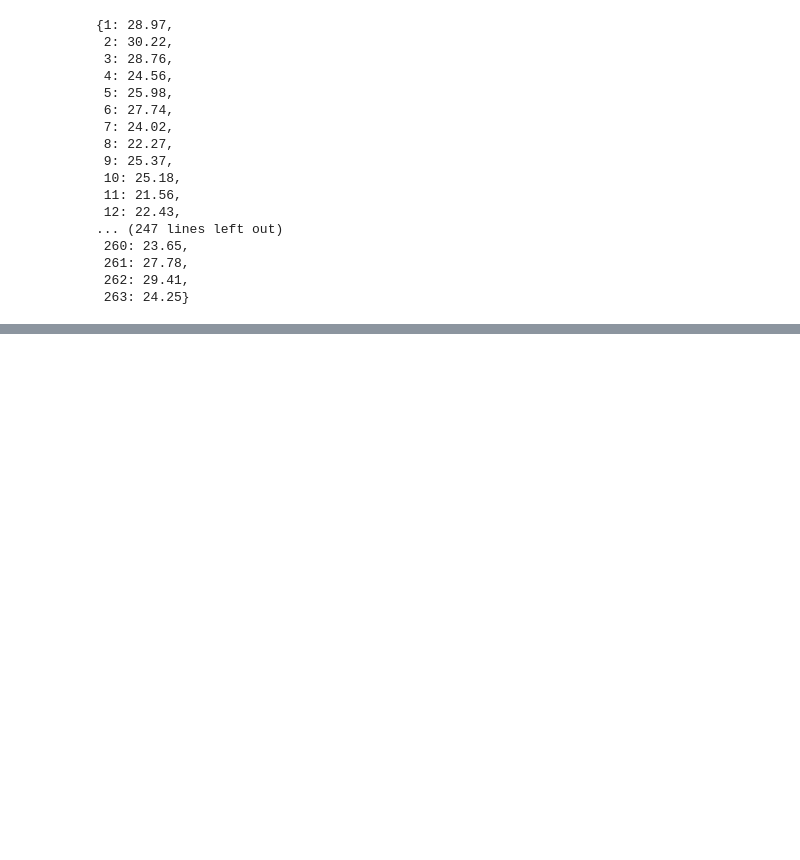
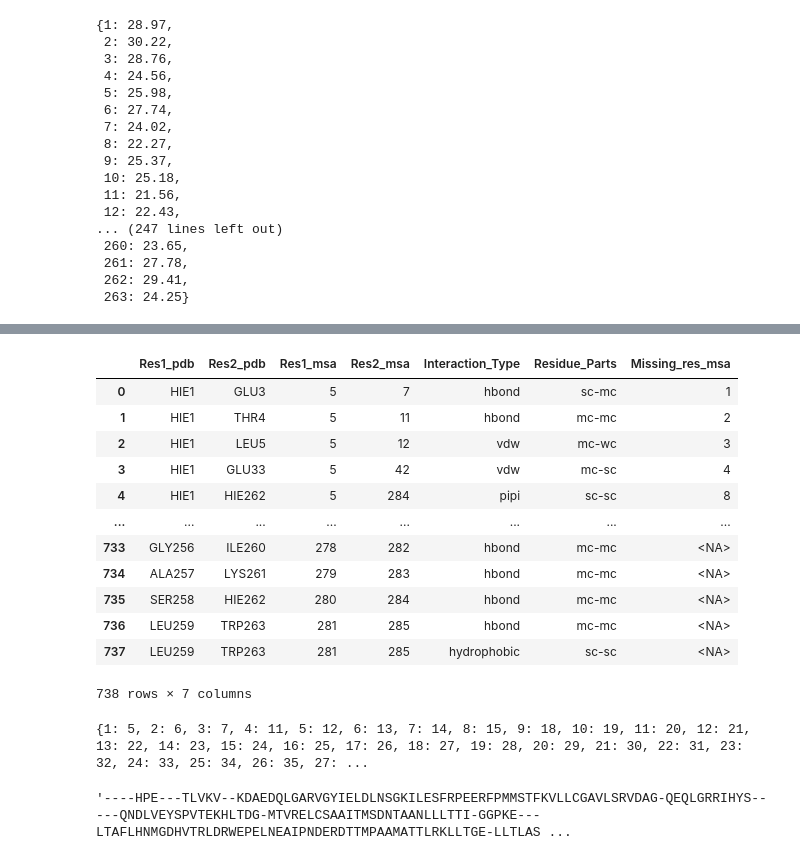
Before and after one commit to kamerlinlab/KIN, a Jupyter notebook: comparitive_data/comparison_analysis.ipynb, the cells around one changed output, grey strips where cells are left out. Saved outputs shown, nothing was run; the diff lists cells and outputs as text; code cells hidden in the pictures; blank space fills up the shorter version.

Commit message:
Current status with comparison analysis.

```diff
--- a/comparitive_data/comparison_analysis.ipynb
+++ b/comparitive_data/comparison_analysis.ipynb
@@ -402,0 +425,10 @@ per_res_dist_to_active_site.csv written to disk.
+# %%
+# This will be the input for functio
+all_msa_contacs_dfs = {}
+for protein in all_msa_seqs.keys():
+    contacts_path = fr"../network_analysis/crystal_structure_contacts/raw_contacts/{protein}_contacts.txt"
+    seq, short_seq = clean_up_sequence(all_msa_seqs, protein)
+    pdb_df_crystal = parse_contact_output(contacts_path, contact_type="crystal")
+    msa_df_crystal = indexing_pdb_to_msa(seq, pdb_df_crystal)
+
+    all_msa_contacs_dfs[protein] = msa_df_crystal
@@ -402,0 +453,47 @@ per_res_dist_to_active_site.csv written to disk.
+# %%
+TARGET_PROTEIN = "1M40_TEM-1"
+all_msa_contacs_dfs[TARGET_PROTEIN]
+# %% [output]
+|  | Res1_pdb | Res2_pdb | Res1_msa | Res2_msa | Interaction_Type | Residue_Parts | Missing_res_msa |
+| 0 | HIE1 | GLU3 | 5 | 7 | hbond | sc-mc | 1 |
+| 1 | HIE1 | THR4 | 5 | 11 | hbond | mc-mc | 2 |
+| 2 | HIE1 | LEU5 | 5 | 12 | vdw | mc-wc | 3 |
+| 3 | HIE1 | GLU33 | 5 | 42 | vdw | mc-sc | 4 |
+| 4 | HIE1 | HIE262 | 5 | 284 | pipi | sc-sc | 8 |
+| ... | ... | ... | ... | ... | ... | ... | ... |
+| 733 | GLY256 | ILE260 | 278 | 282 | hbond | mc-mc | <NA> |
+| 734 | ALA257 | LYS261 | 279 | 283 | hbond | mc-mc | <NA> |
+| 735 | SER258 | HIE262 | 280 | 284 | hbond | mc-mc | <NA> |
+| 736 | LEU259 | TRP263 | 281 | 285 | hbond | mc-mc | <NA> |
+| 737 | LEU259 | TRP263 | 281 | 285 | hydrophobic | sc-sc | <NA> |
+738 rows × 7 columns
+# %%
+def create_pdb_to_msa_converter(msa_sequence:str) -> dict:
+    """
+    Create a dict that can convert between pdb and msa numbers.
+    """
+    curr_msa_number, curr_pdb_numb = 0, 0
+    index_pdb_msa = {}
+    for msa_residue in msa_sequence:
+        if msa_residue == "*":
+            continue
+        if msa_residue == "-":
+            curr_msa_number += 1
+        else:
+            curr_msa_number += 1
+            curr_pdb_numb += 1
+
+            index_pdb_msa[curr_pdb_numb] = curr_msa_number
+    return  index_pdb_msa
+
+all_msa_to_pdb_converter = {}
+for protein, msa_seq in all_msa_seqs.items():
+    msa_to_pdb_converter = create_pdb_to_msa_converter(msa_sequence=msa_seq)
+    all_msa_to_pdb_converter[protein] = msa_to_pdb_converter
+print(all_msa_to_pdb_converter[TARGET_PROTEIN])
+# %% [output]
+{1: 5, 2: 6, 3: 7, 4: 11, 5: 12, 6: 13, 7: 14, 8: 15, 9: 18, 10: 19, 11: 20, 12: 21, 13: 22, 14: 23, 15: 24, 16: 25, 17: 26, 18: 27, 19: 28, 20: 29, 21: 30, 22: 31, 23: 32, 24: 33, 25: 34, 26: 35, 27: ...
+# %%
+msa_seq
+# %% [output]
+'----HPE---TLVKV--KDAEDQLGARVGYIELDLNSGKILESFRPEERFPMMSTFKVLLCGAVLSRVDAG-QEQLGRRIHYS-----QNDLVEYSPVTEKHLTDG-MTVRELCSAAITMSDNTAANLLLTTI-GGPKE---LTAFLHNMGDHVTRLDRWEPELNEAIPNDERDTTMPAAMATTLRKLLTGE-LLTLAS ...
```
Also changed, not shown: parts of 15 cells of this notebook.
